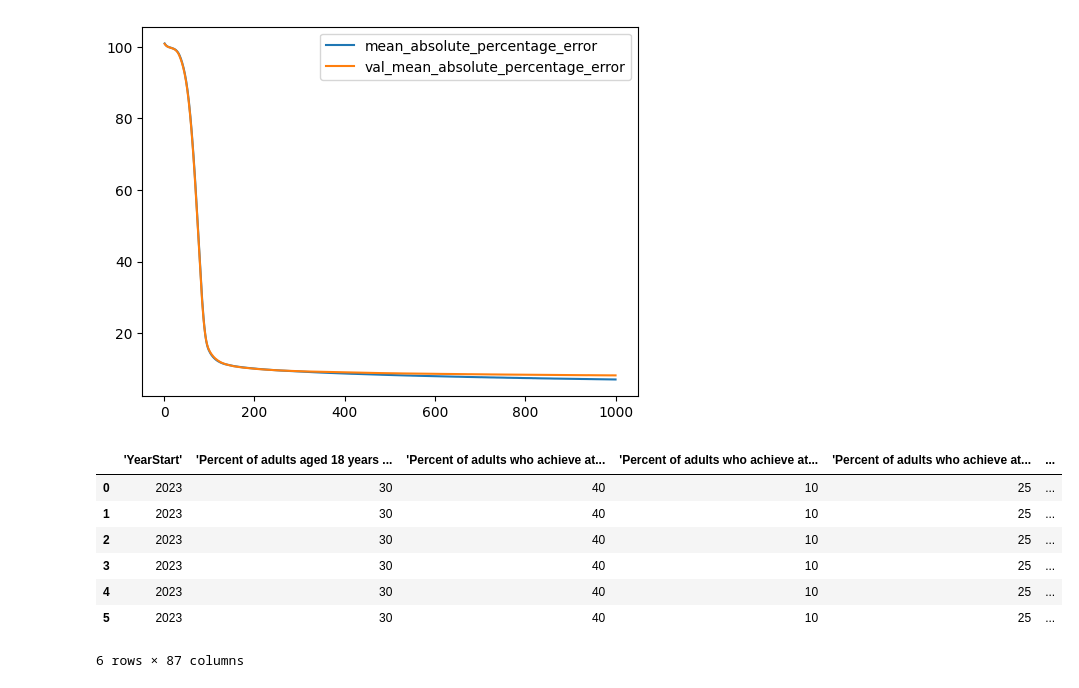
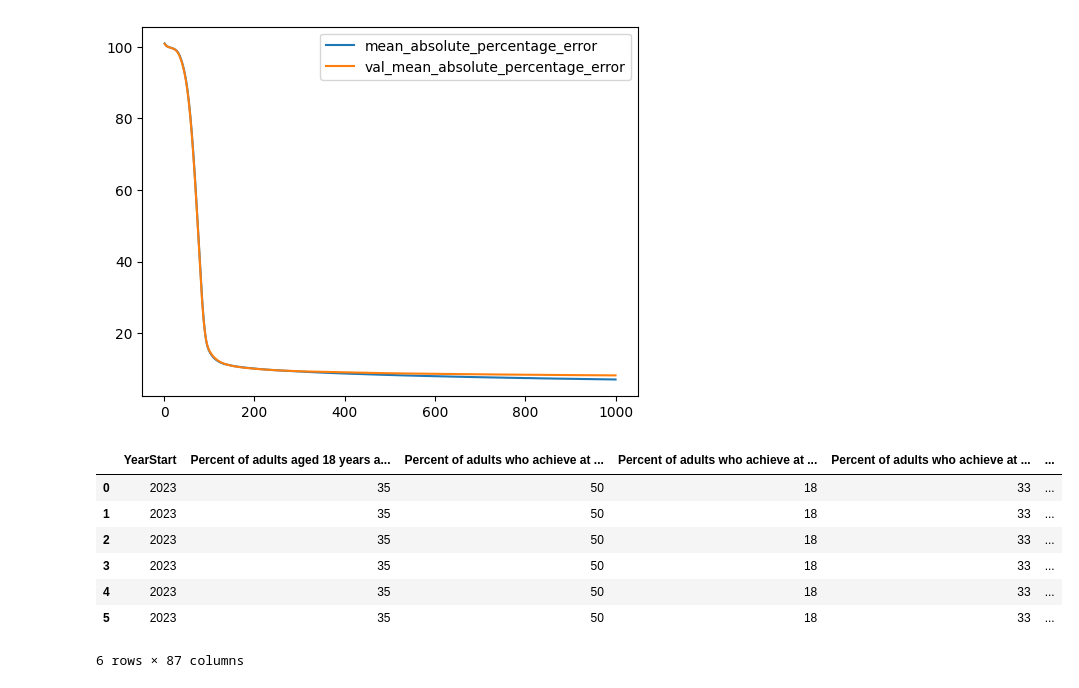
Before and after one commit to saganaga/Obesity-Prediction-Model, a Jupyter notebook: Model_Notebook/Obesity_Prediction_Optimized_Notebook.ipynb, the cells around one changed output. Drawn from its saved outputs; the diff is of its cells as text; code cells hidden in the pictures.

```diff
--- a/Model_Notebook/Obesity_Prediction_Optimized_Notebook.ipynb
+++ b/Model_Notebook/Obesity_Prediction_Optimized_Notebook.ipynb
@@ -308,14 +311,14 @@ optimized_model.save("Obesity_Prediction_opt.h5")
 # %%
 #Import hypothetical data to see what the predictions are
-hypothetical_df = pd.read_csv("hypothetical.csv")
+hypothetical_df = pd.read_csv("Hypothetical_Data.csv")
 hypothetical_df
 # %% [output]
-|  | 'YearStart' | 'Percent of adults aged 18 years ... | 'Percent of adults who achieve at... | 'Percent of adults who achieve at... | 'Percent of adults who achieve at... | ... |
-| 0 | 2023 | 30 | 40 | 10 | 25 | ... |
-| 1 | 2023 | 30 | 40 | 10 | 25 | ... |
-| 2 | 2023 | 30 | 40 | 10 | 25 | ... |
-| 3 | 2023 | 30 | 40 | 10 | 25 | ... |
-| 4 | 2023 | 30 | 40 | 10 | 25 | ... |
-| 5 | 2023 | 30 | 40 | 10 | 25 | ... |
+|  | YearStart | Percent of adults aged 18 years a... | Percent of adults who achieve at ... | Percent of adults who achieve at ... | Percent of adults who achieve at ... | ... |
+| 0 | 2023 | 35 | 50 | 18 | 33 | ... |
+| 1 | 2023 | 35 | 50 | 18 | 33 | ... |
+| 2 | 2023 | 35 | 50 | 18 | 33 | ... |
+| 3 | 2023 | 35 | 50 | 18 | 33 | ... |
+| 4 | 2023 | 35 | 50 | 18 | 33 | ... |
+| 5 | 2023 | 35 | 50 | 18 | 33 | ... |
 6 rows × 87 columns
 # %%
```
Also changed, not shown: parts of 4 cells of this notebook, 1 other file.
